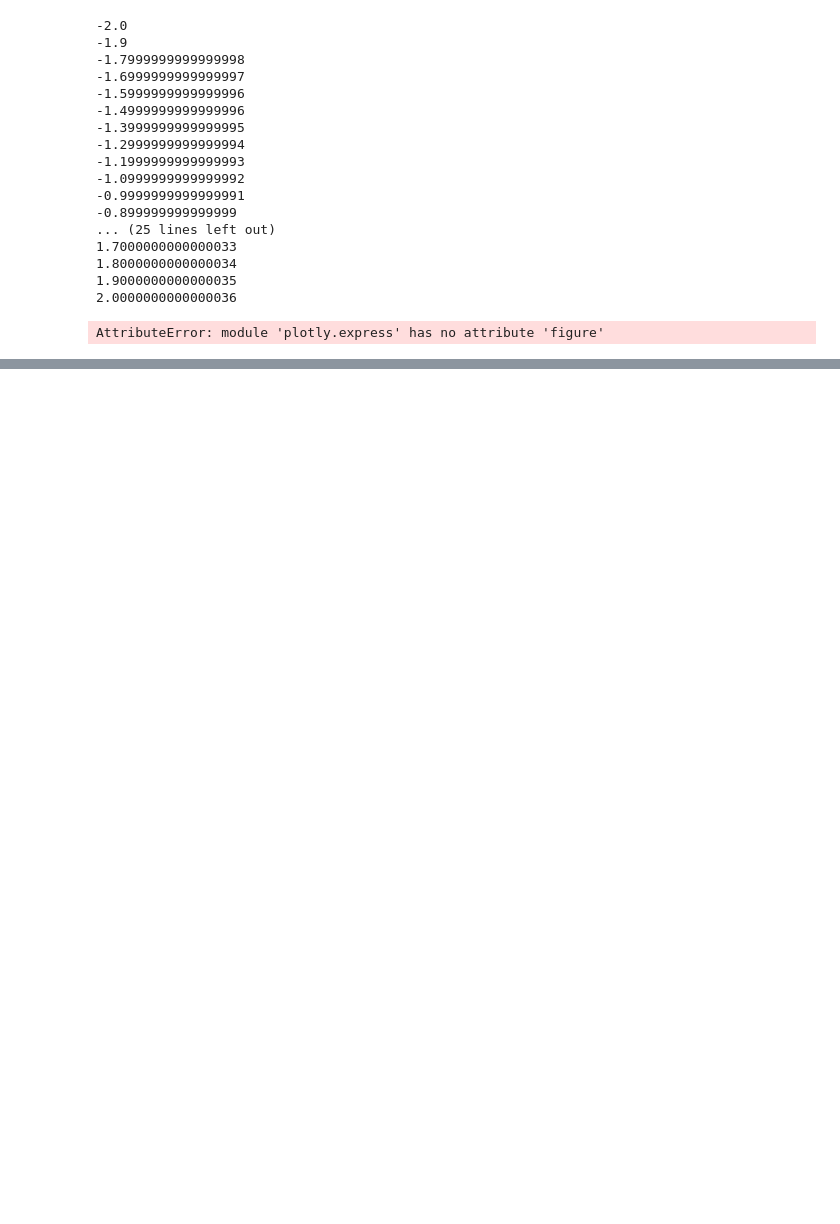
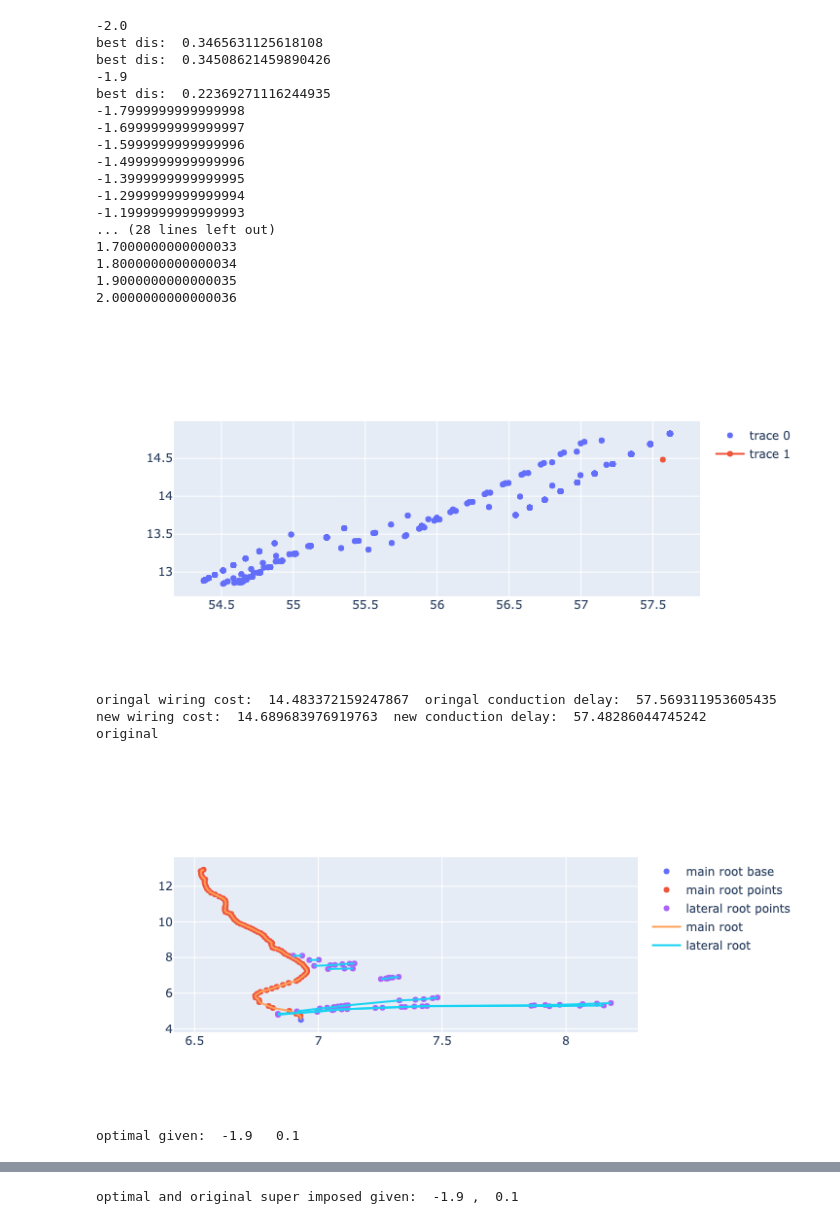
Before and after one commit to arjunc12/PlantGravitropism, a Jupyter notebook: AlleyBruteFroce/WCandCD/EuclidFindClosesOptimal.ipynb, the cells around one changed output, grey strips where cells are left out. Cells and saved outputs as stored; diff of their text form; code cells hidden in the pictures; blank space fills up the shorter version.

Commit message:
finding the closst optimal arbor using euclidean distance

```diff
--- a/AlleyBruteFroce/WCandCD/EuclidFindClosesOptimal.ipynb
+++ b/AlleyBruteFroce/WCandCD/EuclidFindClosesOptimal.ipynb
@@ -14,22 +14,23 @@ dir = dir.replace("WCandCD", "arbors")
 os.chdir(dir)
 # %%
 def Plot3Doptimal(file):
-    originalPlant =readArborFile(file)
+    Plant =readArborFile(file)
+    originalPlant = findMainRootConnections(plant)
     Grange = np.arange(-2,2.1,.1)
     Arange = np.arange(0,1.1,.1)
     front = nx.Graph()
     cds=[]
     wcs=[]
     c =0
-    y = calculateWC(originalPlant)
-    x = calculateCD(originalPlant)
+    WC = calculateWC(originalPlant)
+    CD = calculateCD(originalPlant)
     bestDis = 10**20000
     for G in Grange:
         print(G)
         for a in Arange:
             newplant = optimalArbor(originalPlant, G, a)
-            cd =calculateWC(newplant)
-            wc = calculateCD(newplant)
+            cd =calculateCD(newplant)
+            wc = calculateWC(newplant)
             cds.append(cd)
             wcs.append(wc)
             front.add_node(c)
@@ -37,50 +38,56 @@ def Plot3Doptimal(file):
             front._node[c]['G'] =G
             front._node[c]['alpha'] =a
             c+=1
-            dis = np.sqrt((x-cd)**2 +(y-wc)**2)
+            dis = np.sqrt(((CD-cd)**2) +((WC-wc)**2))
             if dis < bestDis:
                 bestDis = dis
+                print("best dis: ",bestDis)
                 bestNode = c
     points =[cds,wcs]
     bestNodeArray = [front._node[bestNode]['coordinate'], front._node[bestNode]['G'],front._node[bestNode]['alpha']]
-    return(points, front, originalPlant, bestDis,bestNodeArray, x,y)
+    return(points, front, originalPlant, bestDis,bestNodeArray, CD,WC)
 # %%
-file ='001_1_C_day3.csv'
+file ='011_1_C_day3.csv'
 plant= readArborFile(file)
 plant1 = findMainRootConnections(plant)
 array = Plot3Doptimal(file)
 points =array[0]
 front = array[1]
 ogPlant =array[2]
 bestDis= array[3]
 bestNodeArray = array[4]
 cd= calculateCD(plant1)
 wc= calculateWC(plant1)
-fig1 = px.scatter(x = points[0],y=points[1])
-trace =px.scatter(x=[cd],y=[wc])
+fig1 = go.Scatter(x = points[0],y=points[1], mode = 'markers')
+trace =go.Scatter(x=[cd],y=[wc])
 fig= go.Figure()
 fig.add_trace(fig1)
 fig.add_trace(trace)
 fig.show()
 print("oringal wiring cost: ",wc, " oringal conduction delay: ", cd)
 print("new wiring cost: ", bestNodeArray[0][1], " new conduction delay: ", bestNodeArray[0][0])
 FileDraw(file,bestNodeArray[1],bestNodeArray[2])
 # %% [output]
 -2.0
+best dis:  0.3465631125618108
+best dis:  0.34508621459890426
 -1.9
+best dis:  0.22369271116244935
 -1.7999999999999998
 -1.6999999999999997
 -1.5999999999999996
 -1.4999999999999996
 -1.3999999999999995
 -1.2999999999999994
 -1.1999999999999993
--1.0999999999999992
--0.9999999999999991
--0.899999999999999
-... (25 lines left out)
+... (28 lines left out)
 1.7000000000000033
 1.8000000000000034
 1.9000000000000035
 2.0000000000000036
+[figure, added]
-AttributeError: module 'plotly.express' has no attribute 'figure'
+oringal wiring cost:  14.483372159247867  oringal conduction delay:  57.569311953605435
+new wiring cost:  14.689683976919763  new conduction delay:  57.48286044745242
+original
+[figure, added]
+optimal given:  -1.9   0.1
@@ -86,0 +95 @@ AttributeError: module 'plotly.express' has no attribute 'figure'
+optimal and original super imposed given:  -1.9 ,  0.1
```
Also changed, not shown: parts of 1 cell of this notebook.
